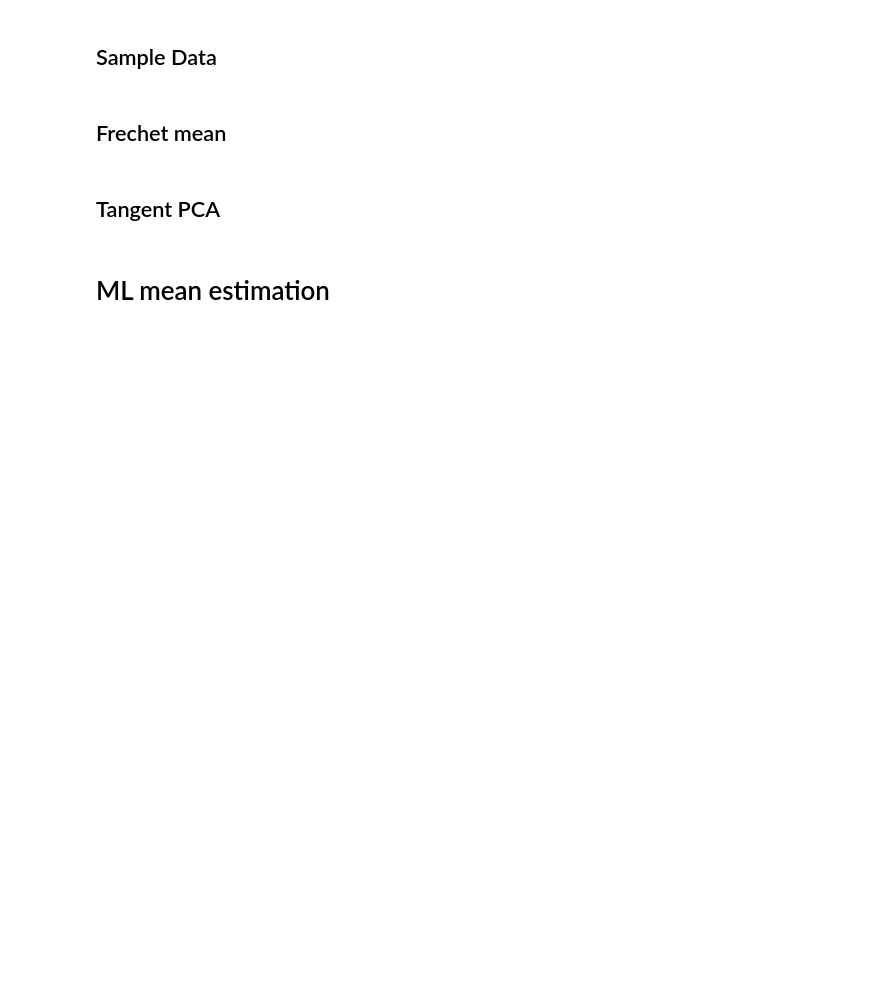
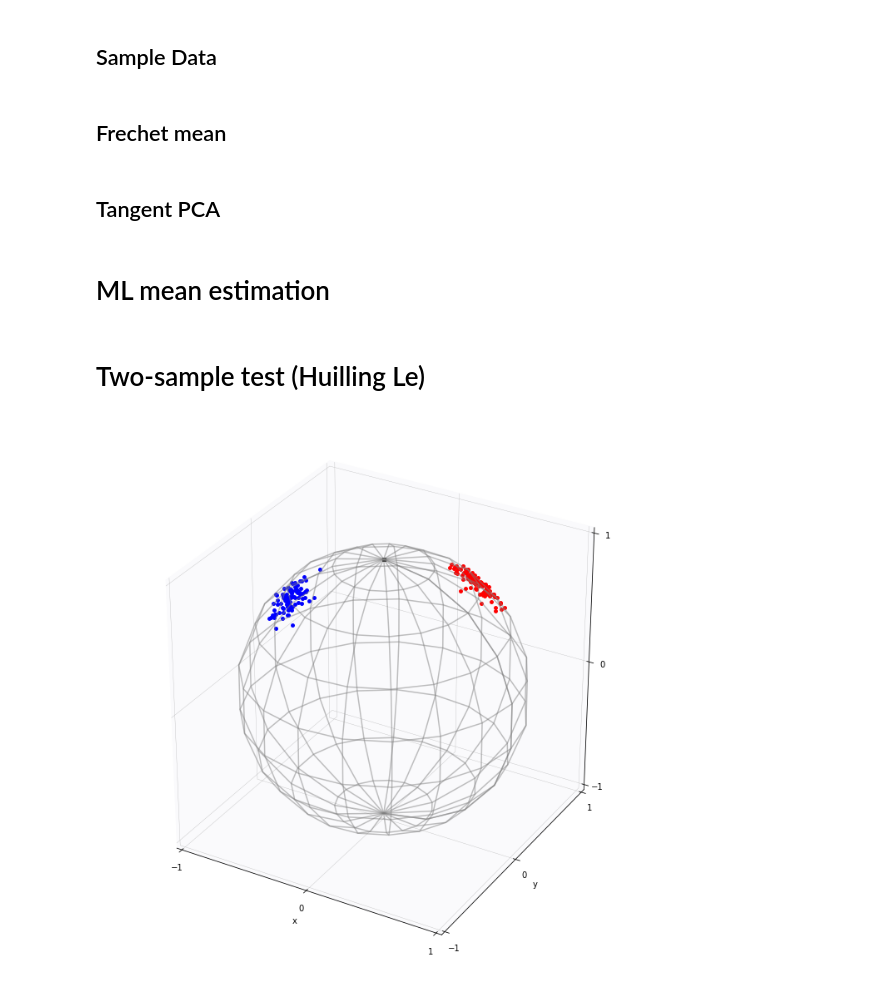
Before and after one commit to SomeoneSerge/theanogeometry, a Jupyter notebook: statistics.ipynb, the cells around one changed output. Saved outputs shown, nothing was run; the diff lists cells and outputs as text; code cells hidden in the pictures; blank space fills up the shorter version.

Commit message:
start of two sample test

```diff
--- a/statistics.ipynb
+++ b/statistics.ipynb
@@ -158,3 +163,5 @@ M.plotx(Fm,s=150,color='red')
 M.plotx(np.vstack((np.zeros((1,2)),iterations)),color='red',linewidth=2.5)
 plt.savefig('MLmean_iterations.pdf')
 plt.show()
+# %% [markdown]
+# Two-sample test (Huilling Le)
@@ -160,0 +179,29 @@ plt.show()
+# %%
+N_samples = 100
+
+# Mean of sample distributions
+x = np.array([np.pi/2+0.5,np.pi/2+0.5])
+y = np.array([np.pi/2-0.5,np.pi/2-0.5])
+
+# chart point:
+p = np.array([np.pi/2,np.pi/2])
+
+x_sample = np.zeros((N_samples,M.dim.eval()))
+y_sample = np.zeros((N_samples,M.dim.eval()))
+for i in range(N_samples):
+    (tsx,xs) = M.Brownian_developmentf(x,0.1*dWsf(M.dim.eval()))
+    x_sample[i] = xs[-1]
+    (tsy,ys) = M.Brownian_developmentf(y,0.1*dWsf(M.dim.eval()))
+    y_sample[i] = ys[-1]
+
+# plot
+%matplotlib inline
+newfig()
+M.plot()
+for i in range(N_samples):
+    M.plotx(x_sample[i], color = 'b')
+    M.plotx(y_sample[i], color = 'r')
+    M.plotx(p, color = 'k')
+plt.show()
+# %% [output]
+[figure, added]
```
Also changed, not shown: parts of 7 cells of this notebook, 2 other files.
